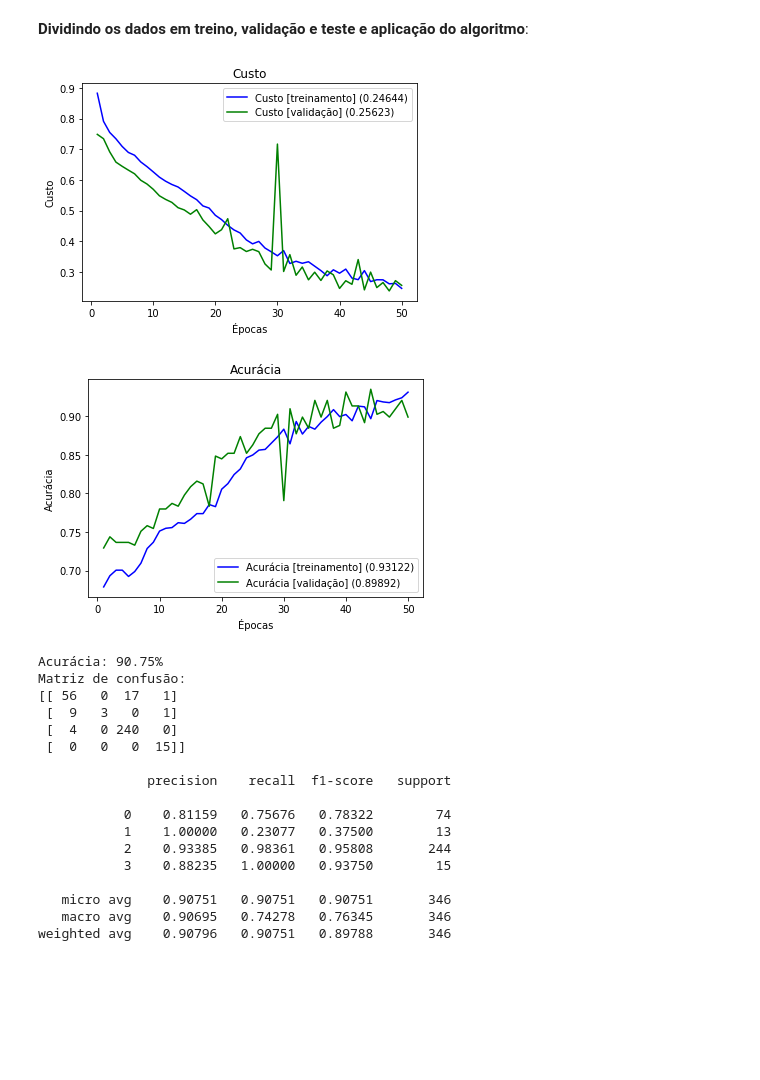
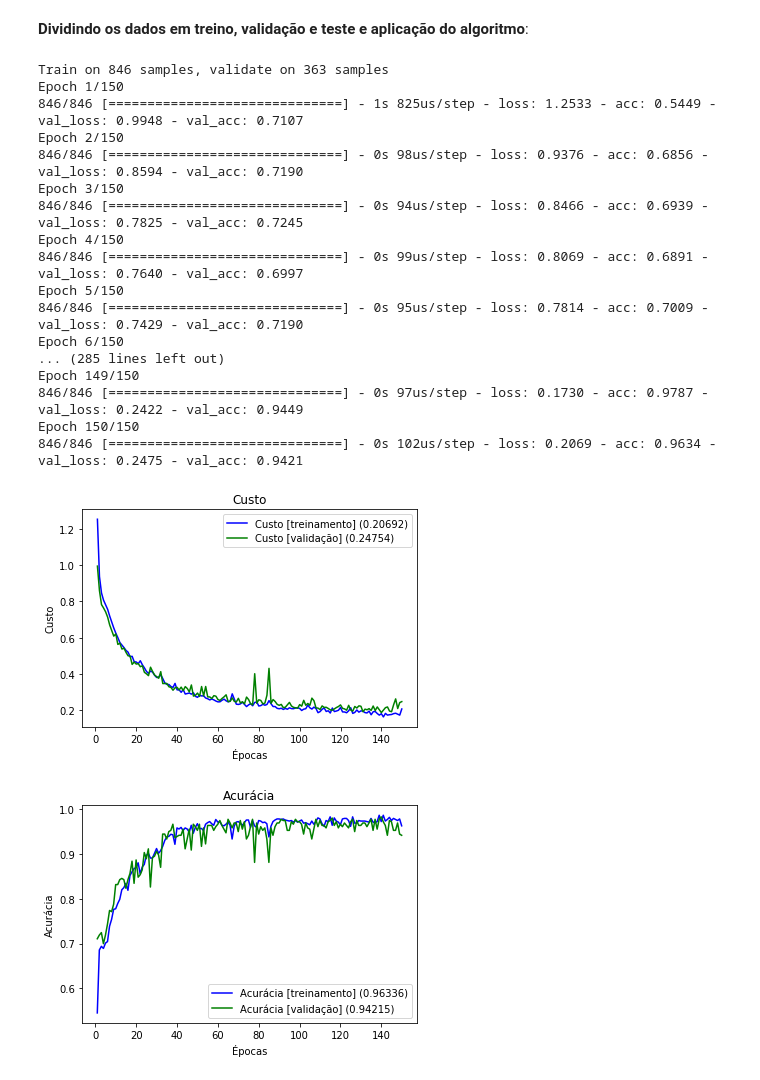
Before and after one commit to rodrigohubner/BCC35G, a Jupyter notebook: MLP.ipynb, the cells around one changed output. Drawn from its saved outputs; the diff is of its cells as text; code cells hidden in the pictures; blank space fills up the shorter version.

```diff
--- a/MLP.ipynb
+++ b/MLP.ipynb
@@ -79,52 +77,53 @@ categorical_labels = to_categorical(labels, num_classes=len(set(labels)))
 # %%
 # Dividindo em conjuntos de treino (80%) e teste (20%)
 X_train, X_test, y_train, y_test = train_test_split(
-    features, categorical_labels, test_size=0.2, shuffle=True)
+    features, categorical_labels, test_size=0.3)
 # treino: 80% dos 80% de treino. teste: 20% dos 80% de treino.
 X_train, X_val, y_train, y_val = train_test_split(
-    X_train, y_train, test_size=0.2, shuffle=True)
+    X_train, y_train, test_size=0.3, shuffle=True)
 
-l = 0.001
+l = 0.01
 model = Sequential()
 model.add(Dense(20, activation='relu', input_dim=6,
                 kernel_regularizer=regularizers.l2(l)))
 # model.add(Dropout(0.5))
 model.add(Dense(10, activation='relu',
                 kernel_regularizer=regularizers.l2(l)))
 # model.add(Dropout(0.5))
 model.add(Dense(4, activation='softmax'))
 
-sgd = SGD(lr=0.05)
-model.compile(loss='categorical_crossentropy', optimizer=sgd,
+sgd = SGD(lr=0.05, momentum=0.0)
+adam = Adam(lr=0.005, beta_1=0.9, beta_2=0.999)
+model.compile(loss='categorical_crossentropy', optimizer=adam,
               metrics=['accuracy'])
 
-history = model.fit(X_train, y_train, epochs=50, batch_size=15, verbose=0,
+history = model.fit(X_train, y_train, epochs=150, batch_size=15,
                     validation_data=(X_val, y_val))
 plot_history(history)
 score = model.predict_classes(X_test)
 y_true = [np.where(x == 1)[0][0] for x in y_test]
 print 'Acurácia: %0.2f%%' % (accuracy_score(y_true, score) * 100)
 print 'Matriz de confusão:'
 print confusion_matrix(y_true, score)
 print
 print classification_report(y_true, score, digits=5)
 # %% [output]
+Train on 846 samples, validate on 363 samples
+Epoch 1/150
+846/846 [==============================] - 1s 825us/step - loss: 1.2533 - acc: 0.5449 - val_loss: 0.9948 - val_acc: 0.7107
+Epoch 2/150
+846/846 [==============================] - 0s 98us/step - loss: 0.9376 - acc: 0.6856 - val_loss: 0.8594 - val_acc: 0.7190
+Epoch 3/150
+846/846 [==============================] - 0s 94us/step - loss: 0.8466 - acc: 0.6939 - val_loss: 0.7825 - val_acc: 0.7245
+Epoch 4/150
+846/846 [==============================] - 0s 99us/step - loss: 0.8069 - acc: 0.6891 - val_loss: 0.7640 - val_acc: 0.6997
+Epoch 5/150
+846/846 [==============================] - 0s 95us/step - loss: 0.7814 - acc: 0.7009 - val_loss: 0.7429 - val_acc: 0.7190
+Epoch 6/150
+... (285 lines left out)
+Epoch 149/150
+846/846 [==============================] - 0s 97us/step - loss: 0.1730 - acc: 0.9787 - val_loss: 0.2422 - val_acc: 0.9449
+Epoch 150/150
+846/846 [==============================] - 0s 102us/step - loss: 0.2069 - acc: 0.9634 - val_loss: 0.2475 - val_acc: 0.9421
-[figure, old version]
+[figure, new version]
-[figure, old version]
+[figure, new version]
-Acurácia: 90.75%
-Matriz de confusão:
-[[ 56   0  17   1]
- [  9   3   0   1]
- [  4   0 240   0]
- [  0   0   0  15]]
-
-              precision    recall  f1-score   support
-
-           0    0.81159   0.75676   0.78322        74
-           1    1.00000   0.23077   0.37500        13
-           2    0.93385   0.98361   0.95808       244
-           3    0.88235   1.00000   0.93750        15
-
-   micro avg    0.90751   0.90751   0.90751       346
-   macro avg    0.90695   0.74278   0.76345       346
-weighted avg    0.90796   0.90751   0.89788       346
```
Also changed, not shown: parts of 2 cells of this notebook.
